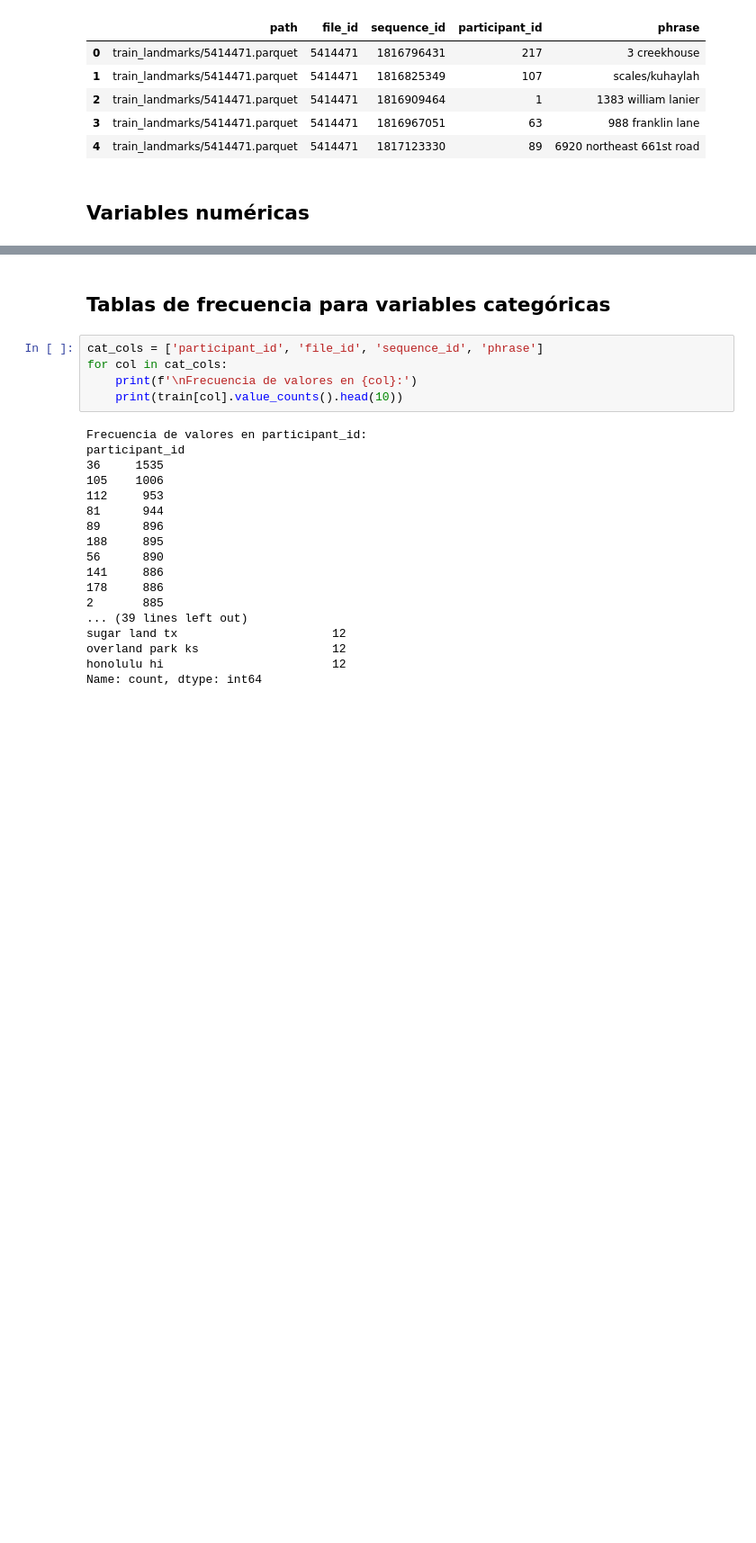
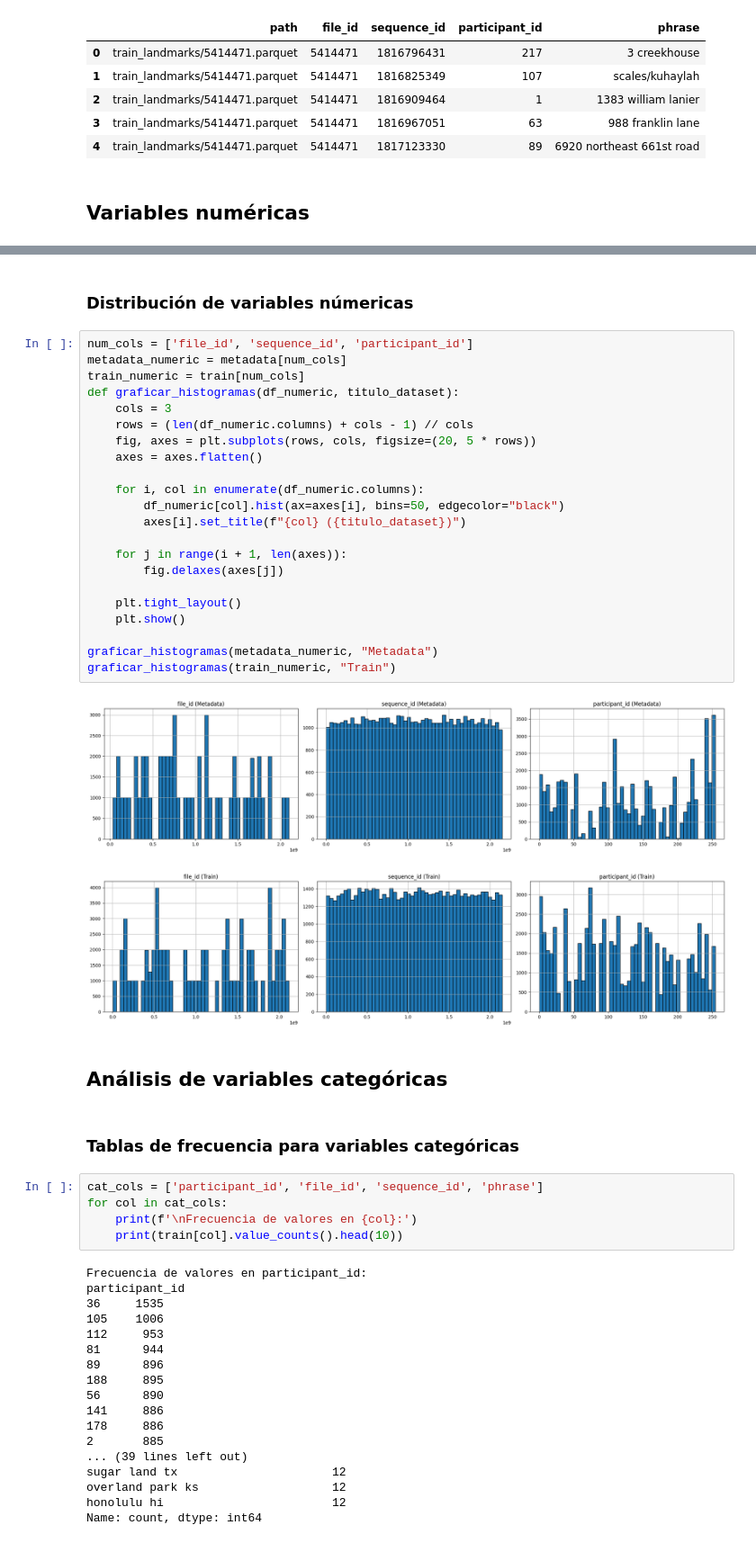
Before and after one commit to alee2602/PROYECTO2-DS, a Jupyter notebook: proyecto.ipynb, the cells around one changed output, grey strips where cells are left out. Shown at 90% size. Saved outputs shown, nothing was run; the diff lists cells and outputs as text; blank space fills up the shorter version.

Commit message:
Feat: Distribución variables numericas

```diff
--- a/proyecto.ipynb
+++ b/proyecto.ipynb
@@ -64,8 +69,37 @@ train.describe().T
 | file_id | 67208.0 | 1.094448e+09 | 6.395616e+08 | 5414471.0 | 5.277082e+08 | 1.099408e+09 | 1.662743e+09 | 2.118949e+09 |
 | sequence_id | 67208.0 | 1.072696e+09 | 6.177372e+08 | 71095.0 | 5.376519e+08 | 1.074387e+09 | 1.605592e+09 | 2.147465e+09 |
 | participant_id | 67208.0 | 1.197582e+02 | 7.433047e+01 | 0.0 | 6.300000e+01 | 1.130000e+02 | 1.780000e+02 | 2.540000e+02 |
+# %% [markdown]
+### Distribución de variables númericas
+# %%
+num_cols = ['file_id', 'sequence_id', 'participant_id']
+metadata_numeric = metadata[num_cols]
+train_numeric = train[num_cols]
+def graficar_histogramas(df_numeric, titulo_dataset):
+    cols = 3
+    rows = (len(df_numeric.columns) + cols - 1) // cols
+    fig, axes = plt.subplots(rows, cols, figsize=(20, 5 * rows))
+    axes = axes.flatten()
+
+    for i, col in enumerate(df_numeric.columns):
+        df_numeric[col].hist(ax=axes[i], bins=50, edgecolor="black")
+        axes[i].set_title(f"{col} ({titulo_dataset})")
+
+    for j in range(i + 1, len(axes)):
+        fig.delaxes(axes[j])
+
+    plt.tight_layout()
+    plt.show()
+
+graficar_histogramas(metadata_numeric, "Metadata")
+graficar_histogramas(train_numeric, "Train")
+# %% [output]
+[figure, added]
+[figure, added]
+# %% [markdown]
+## Análisis de variables categóricas
 # %% [markdown]
-## Tablas de frecuencia para variables categóricas
+### Tablas de frecuencia para variables categóricas
 # %%
 cat_cols = ['participant_id', 'file_id', 'sequence_id', 'phrase']
 for col in cat_cols:
```
Also changed, not shown: parts of 21 cells of this notebook.
